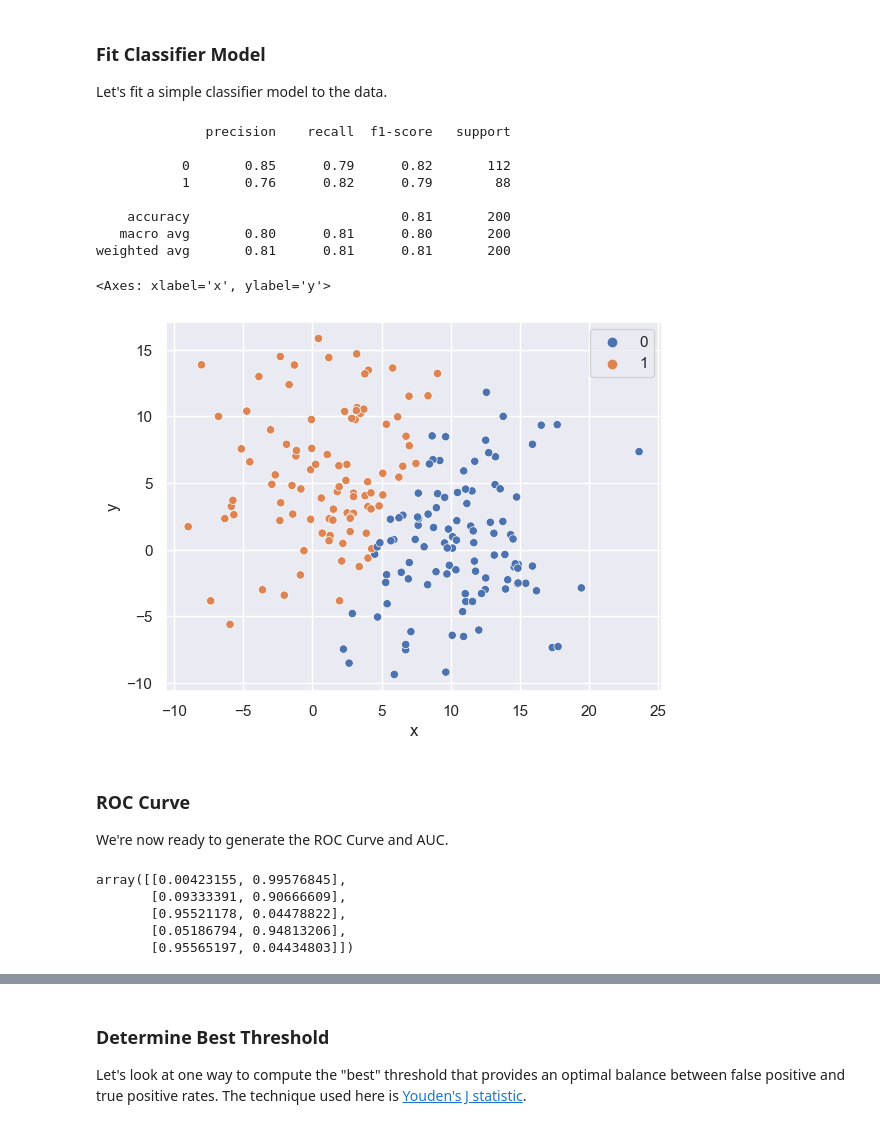
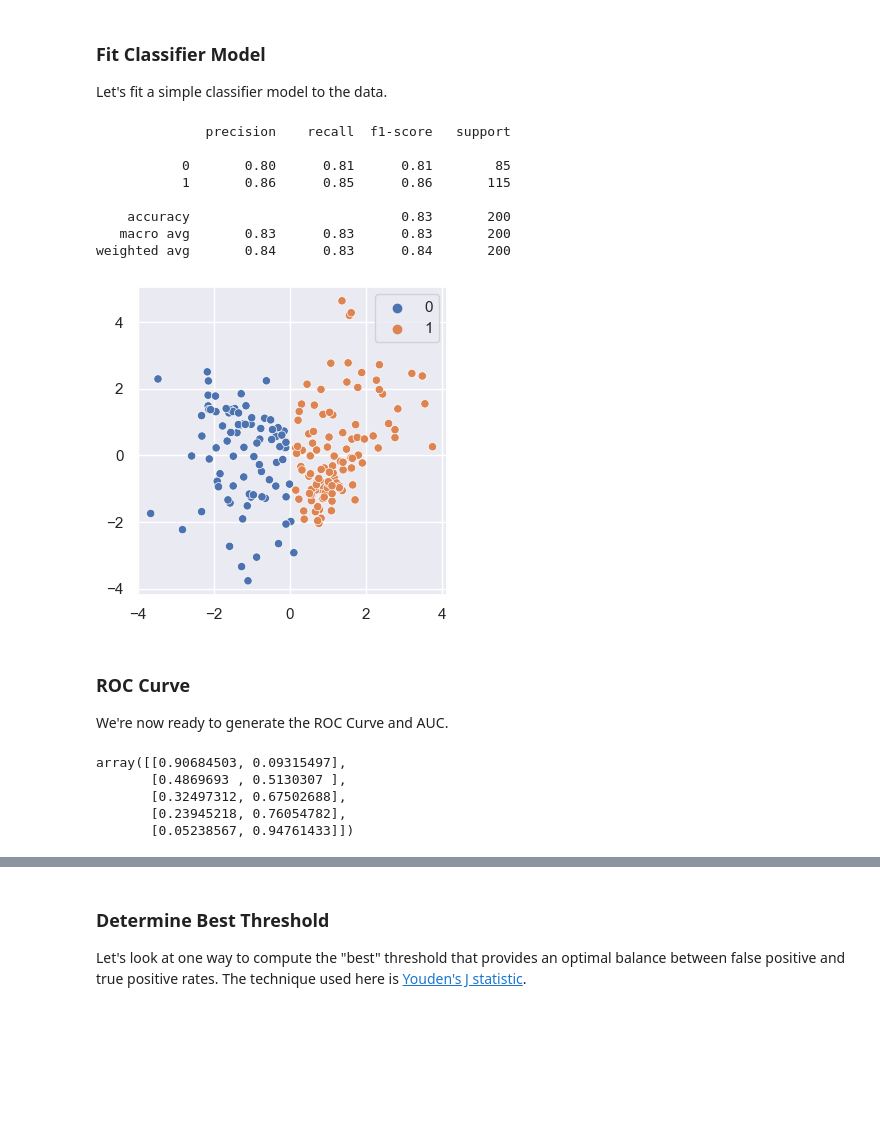
Before and after one commit to data-sandbox/ml-sandbox, a Jupyter notebook: roc_auc/roc_curves.ipynb, the cells around one changed output, grey strips where cells are left out. Cells and saved outputs as stored; diff of their text form; code cells hidden in the pictures; blank space fills up the shorter version.

```diff
--- a/roc_auc/roc_curves.ipynb
+++ b/roc_auc/roc_curves.ipynb
@@ -60,0 +73,11 @@ df = pd.concat([df_class1, df_class2], ignore_index=True)
+# %%
+# Alternative, simpler approach to generating synthetic data.
+# Change random_state for wildly different groupings
+n_samples = 1000
+X, y = make_classification(n_samples=n_samples, n_features=2, n_redundant=0,
+                           n_clusters_per_class=2, weights=None, flip_y=0.05, random_state=1)
+
+# Inspect
+plt.figure(figsize=(4, 4))
+sns.scatterplot(x=X[:, 0], y=X[:, 1], hue=y)
+plt.show()
@@ -69,28 +90,32 @@ y = df['class']
 # %%
 # Test-train split
-X_train, X_test, y_train, y_test = train_test_split(X, y, test_size=0.2)
+X_train, X_test, y_train, y_test = train_test_split(
+    X, y, test_size=0.2, random_state=42)
 # %%
 # Fit
 model = LogisticRegression()
 model.fit(X_train, y_train)
 
 # Predict
 y_pred = model.predict(X_test)
 
 # Evaluate
-print(metrics.classification_report(y_test, model.predict(X_test)))
-sns.scatterplot(x=X_test['x'], y=X_test['y'], hue=y_pred)
+print(metrics.classification_report(y_test, y_pred))
+
+# Inspect
+plt.figure(figsize=(4, 4))
+sns.scatterplot(x=X_test[:, 0], y=X_test[:, 1], hue=y_pred)
+plt.show()
 # %% [output]
               precision    recall  f1-score   support
 
-           0       0.85      0.79      0.82       112
-           1       0.76      0.82      0.79        88
+           0       0.80      0.81      0.81        85
+           1       0.86      0.85      0.86       115
 
-    accuracy                           0.81       200
-   macro avg       0.80      0.81      0.80       200
-weighted avg       0.81      0.81      0.81       200
+    accuracy                           0.83       200
+   macro avg       0.83      0.83      0.83       200
+weighted avg       0.84      0.83      0.84       200
-<Axes: xlabel='x', ylabel='y'>
-[figure, old version]
+[figure, new version]
 # %% [markdown]
 ### ROC Curve
 
@@ -100,11 +125,11 @@ We're now ready to generate the ROC Curve and AUC.
 y_proba = model.predict_proba(X_test)
 y_proba[:5]
 # %% [output]
-array([[0.00423155, 0.99576845],
-       [0.09333391, 0.90666609],
-       [0.95521178, 0.04478822],
-       [0.05186794, 0.94813206],
-       [0.95565197, 0.04434803]])
+array([[0.90684503, 0.09315497],
+       [0.4869693 , 0.5130307 ],
+       [0.32497312, 0.67502688],
+       [0.23945218, 0.76054782],
+       [0.05238567, 0.94761433]])
 # %%
 # Plot ROC Curve
 fpr, tpr, thresholds = roc_curve(y_test, y_proba[:, 1], pos_label=1)
```
Also changed, not shown: parts of 35 cells of this notebook.
